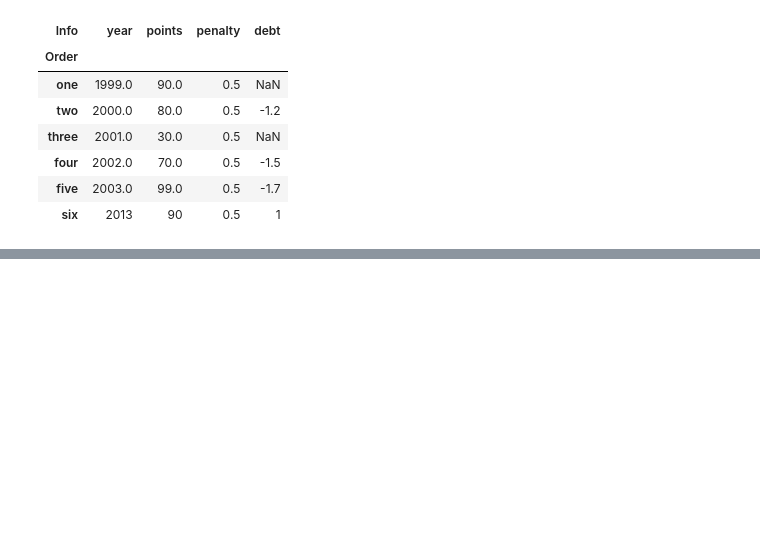
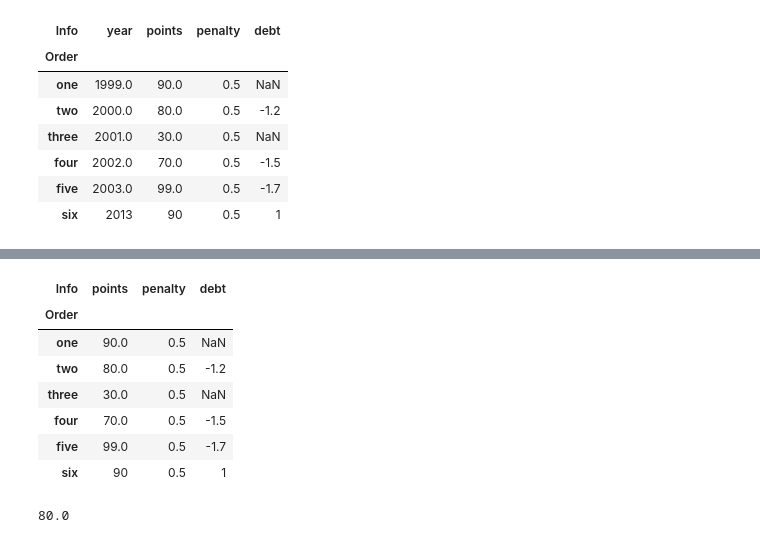
Before and after one commit to jjuhyeok/pandas-python-, a Jupyter notebook: pandas-base.ipynb, the cells around one changed output, grey strips where cells are left out. Saved outputs shown, nothing was run; the diff lists cells and outputs as text; code cells hidden in the pictures; blank space fills up the shorter version.

```diff
--- a/pandas-base.ipynb
+++ b/pandas-base.ipynb
@@ -347,0 +373,15 @@ df
+# %%
+df.iloc[:,1:4] #전체 행 선택, 1~3번째 인덱스 열 선택
+# %% [output]
+| Info | points | penalty | debt |
+| Order |  |  |  |
+| one | 90.0 | 0.5 | NaN |
+| two | 80.0 | 0.5 | -1.2 |
+| three | 30.0 | 0.5 | NaN |
+| four | 70.0 | 0.5 | -1.5 |
+| five | 99.0 | 0.5 | -1.7 |
+| six | 90 | 0.5 | 1 |
+# %%
+df.iloc[1,1] #1행 1열 선택
+# %% [output]
+80.0
```
Also changed, not shown: parts of 4 cells of this notebook.
